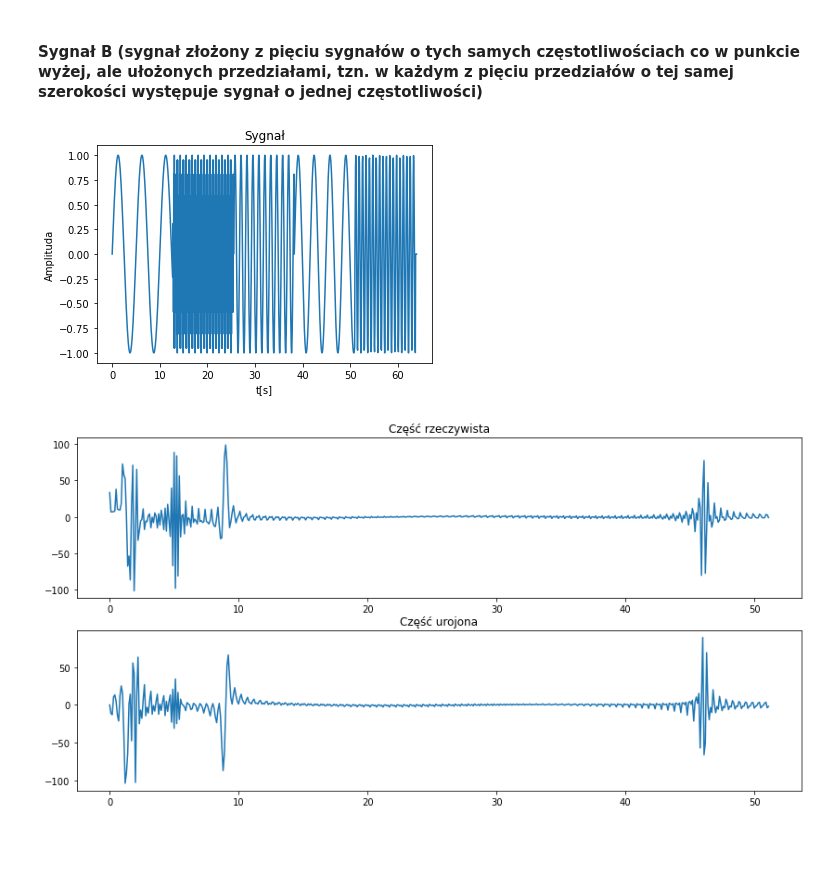
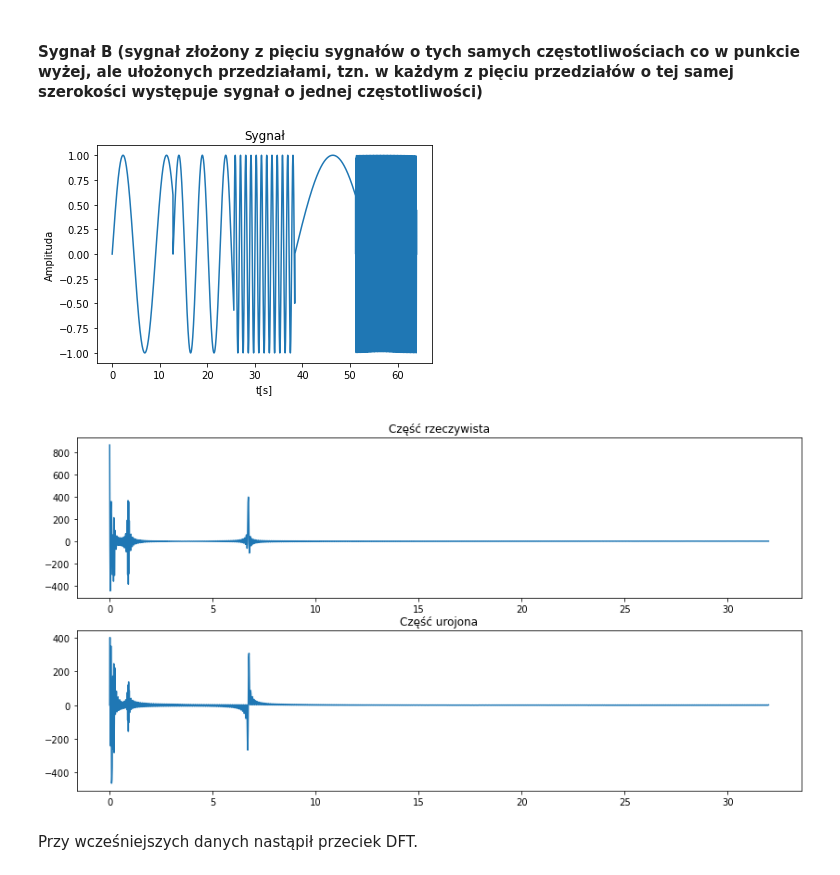
Before and after one commit to GabenRulez/4semestr_MOwNiT, a Jupyter notebook: lab10/lab10.ipynb, the cells around one changed output. Cells and saved outputs as stored; diff of their text form; code cells hidden in the pictures; blank space fills up the shorter version.

```diff
--- a/lab10/lab10.ipynb
+++ b/lab10/lab10.ipynb
@@ -157,21 +157,21 @@ def rysuj_sygnal(zasieg, sygnal, ilosc_punktow_na_jednostke_czasu=10):
     ax1.plot(punkty_x, sygnal)
 
 def sygnal_A(zasieg, ilosc_punktow_na_jednostke_czasu=10):
-    sygnal =    sinus(zasieg, 0.2, ilosc_punktow_na_jednostke_czasu)
-    sygnal +=   sinus(zasieg, 7.2, ilosc_punktow_na_jednostke_czasu)
-    sygnal +=   sinus(zasieg, 0.8, ilosc_punktow_na_jednostke_czasu)
-    sygnal +=   sinus(zasieg, 0.3, ilosc_punktow_na_jednostke_czasu)
-    sygnal +=   sinus(zasieg, 1.4, ilosc_punktow_na_jednostke_czasu)
+    sygnal =    sinus(zasieg, 7/64, ilosc_punktow_na_jednostke_czasu)
+    sygnal +=   sinus(zasieg, 13/64, ilosc_punktow_na_jednostke_czasu)
+    sygnal +=   sinus(zasieg, 58/64, ilosc_punktow_na_jednostke_czasu)
+    sygnal +=   sinus(zasieg, 2/64, ilosc_punktow_na_jednostke_czasu)
+    sygnal +=   sinus(zasieg, 431/64, ilosc_punktow_na_jednostke_czasu)
     return sygnal
 
 def sygnal_B(zasieg, ilosc_punktow_na_jednostke_czasu=10):
     sygnal =    sinus(zasieg, 0.0, ilosc_punktow_na_jednostke_czasu)
     il_pkt = len(sygnal)//5 #ilosc_punktow_na_przedzial
-    sygnal[0*il_pkt:1*il_pkt] +=   sinus(zasieg/5, 0.2, ilosc_punktow_na_jednostke_czasu)
-    sygnal[1*il_pkt:2*il_pkt] +=   sinus(zasieg/5, 7.2, ilosc_punktow_na_jednostke_czasu)
-    sygnal[2*il_pkt:3*il_pkt] +=   sinus(zasieg/5, 0.8, ilosc_punktow_na_jednostke_czasu)
-    sygnal[3*il_pkt:4*il_pkt] +=   sinus(zasieg/5, 0.3, ilosc_punktow_na_jednostke_czasu)
-    sygnal[4*il_pkt:5*il_pkt] +=   sinus(zasieg/5, 1.4, ilosc_punktow_na_jednostke_czasu)
+    sygnal[0*il_pkt:1*il_pkt] +=   sinus(zasieg/5, 7/64, ilosc_punktow_na_jednostke_czasu)
+    sygnal[1*il_pkt:2*il_pkt] +=   sinus(zasieg/5, 13/64, ilosc_punktow_na_jednostke_czasu)
+    sygnal[2*il_pkt:3*il_pkt] +=   sinus(zasieg/5, 58/64, ilosc_punktow_na_jednostke_czasu)
+    sygnal[3*il_pkt:4*il_pkt] +=   sinus(zasieg/5, 2/64, ilosc_punktow_na_jednostke_czasu)
+    sygnal[4*il_pkt:5*il_pkt] +=   sinus(zasieg/5, 431/64, ilosc_punktow_na_jednostke_czasu)
     return sygnal
 
 rysuj_sygnal( 15, sygnal_A(15) )
@@ -211,14 +211,16 @@ rysuj_z_podzialem(sygnal_domena_f)
  #### Sygnał B (sygnał złożony z pięciu sygnałów o tych samych częstotliwościach co w punkcie wyżej, ale ułożonych przedziałami, tzn. w każdym z pięciu przedziałów o tej samej szerokości występuje sygnał o jednej częstotliwości)
 # %%
 zasieg = 64
-ss = 16
+ss = 64
 
 sygnal = sygnal_B(zasieg, ss)
 rysuj_sygnal(zasieg, sygnal, ss)
 
 sygnal_domena_f = Cooley_Turkey(sygnal)
 
-rysuj_z_podzialem(sygnal_domena_f)
+rysuj_z_podzialem(sygnal_domena_f, ss)
 # %% [output]
-[figure, old version]
+[figure, new version]
-[figure, old version]
+[figure, new version]
+# %% [markdown]
+Przy wcześniejszych danych nastąpił przeciek DFT.
```
Also changed, not shown: parts of 3 cells of this notebook.
